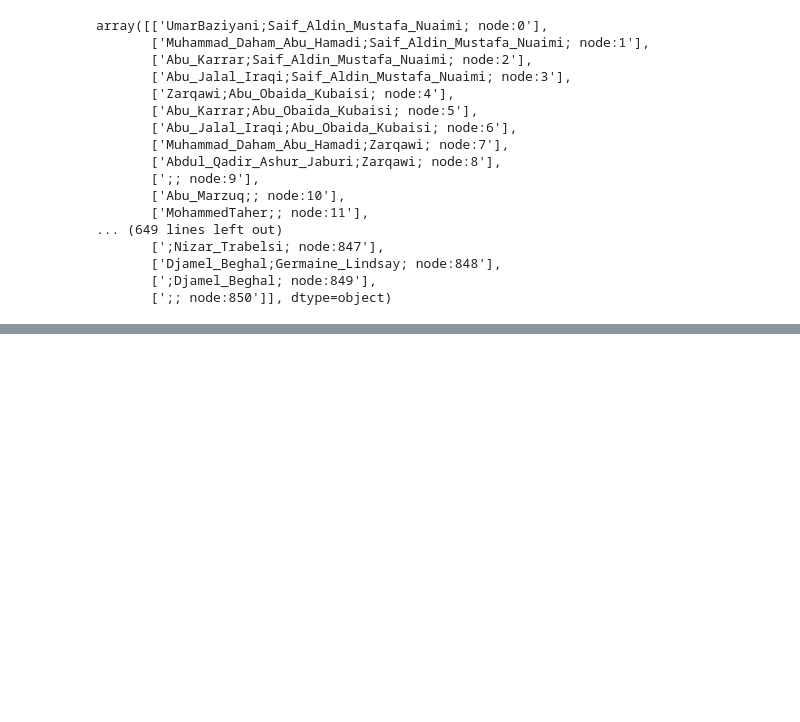
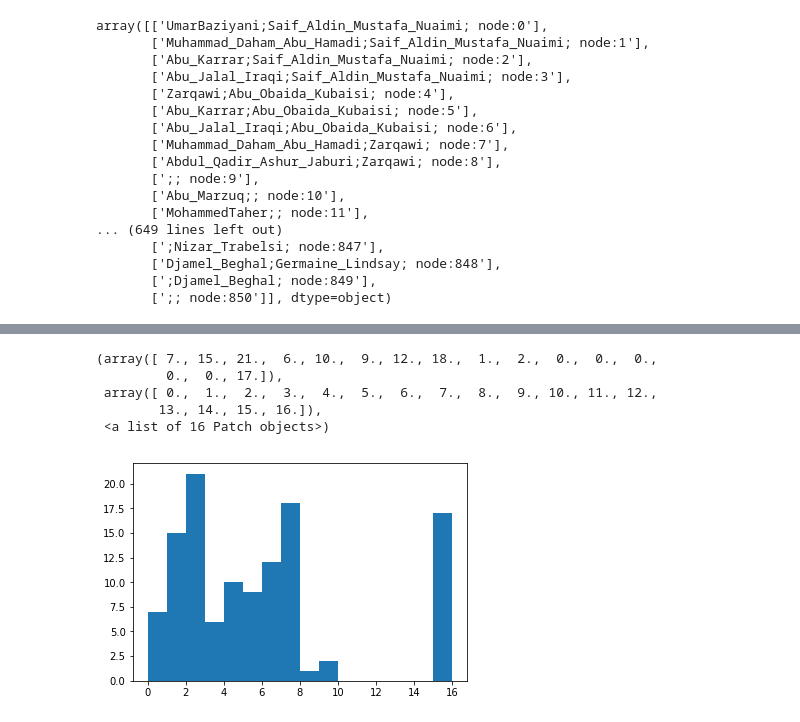
Before and after one commit to Kakavand/EPFL-antiterrorAssignment, a Jupyter notebook: project/give_names_tonodes.ipynb, the cells around one changed output, grey strips where cells are left out. Cells and saved outputs as stored; diff of their text form; code cells hidden in the pictures; blank space fills up the shorter version.

```diff
--- a/project/give_names_tonodes.ipynb
+++ b/project/give_names_tonodes.ipynb
@@ -150,0 +177,10 @@ array([['UmarBaziyani;Saif_Aldin_Mustafa_Nuaimi; node:0'],
+# %%
+degrees = sum(A_inverted)
+plt.hist(degrees, bins=16)
+# %% [output]
+(array([ 7., 15., 21.,  6., 10.,  9., 12., 18.,  1.,  2.,  0.,  0.,  0.,
+         0.,  0., 17.]),
+ array([ 0.,  1.,  2.,  3.,  4.,  5.,  6.,  7.,  8.,  9., 10., 11., 12.,
+        13., 14., 15., 16.]),
+ <a list of 16 Patch objects>)
+[figure, added]
```
Also changed, not shown: parts of 11 cells of this notebook, 4 other files.
